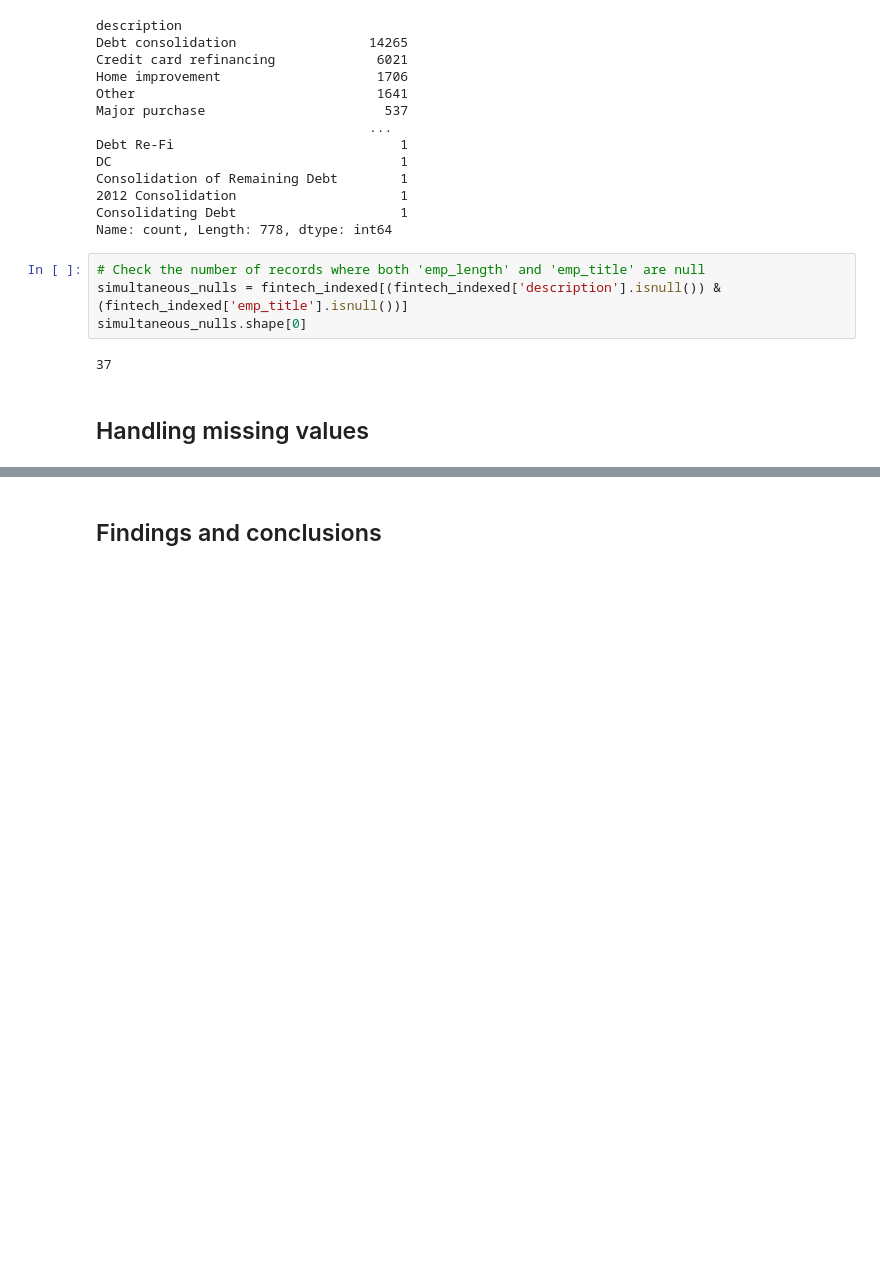
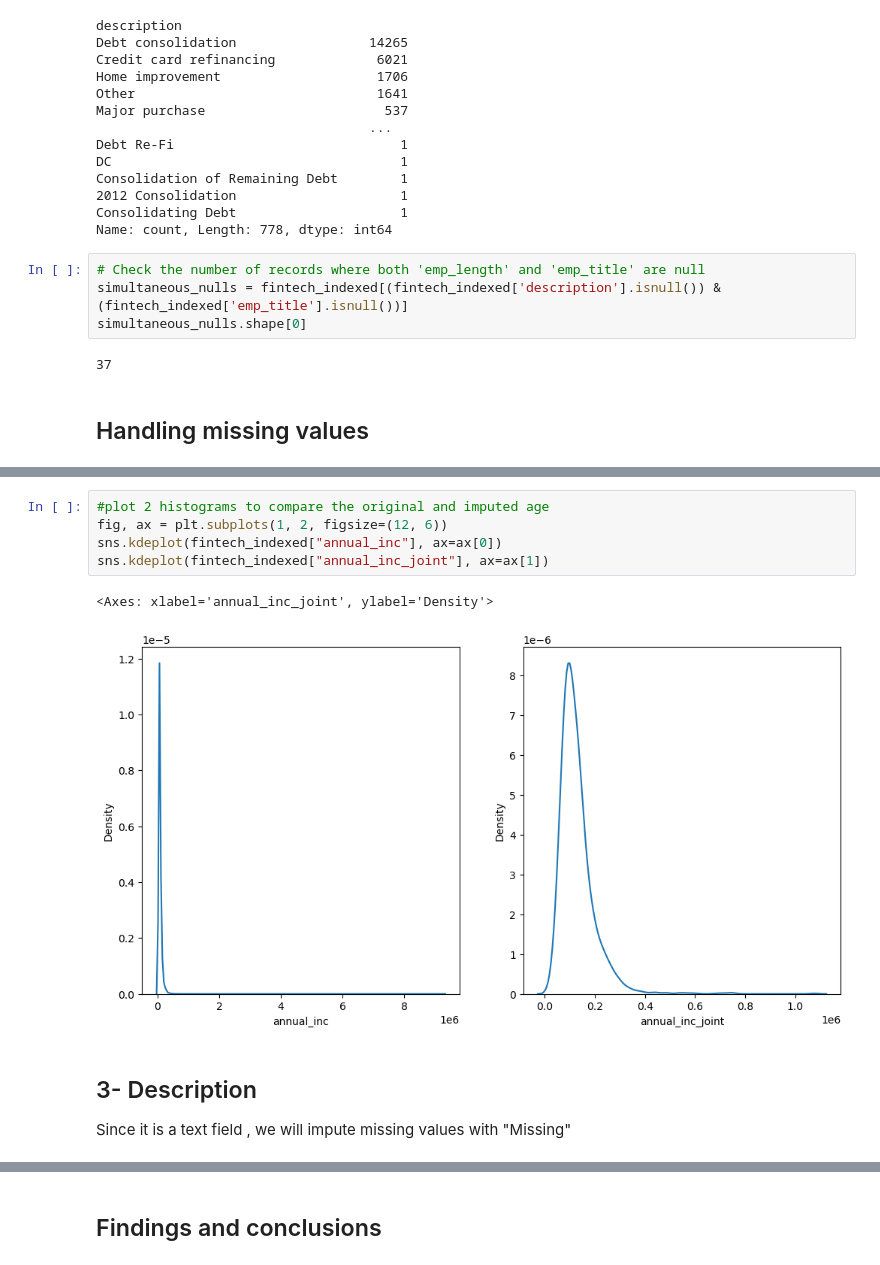
Before and after one commit to yasmeenel3sh/DataEngineeringProject, a Jupyter notebook: M1-template.ipynb, the cells around one changed output, grey strips where cells are left out. Drawn from its saved outputs; the diff is of its cells as text; blank space fills up the shorter version.

Commit message:
Handling missing values

```diff
--- a/M1-template.ipynb
+++ b/M1-template.ipynb
@@ -813,0 +927,12 @@ simultaneous_nulls.shape[0]
+# %%
+#plot 2 histograms to compare the original and imputed age
+fig, ax = plt.subplots(1, 2, figsize=(12, 6))
+sns.kdeplot(fintech_indexed["annual_inc"], ax=ax[0])
+sns.kdeplot(fintech_indexed["annual_inc_joint"], ax=ax[1])
+# %% [output]
+<Axes: xlabel='annual_inc_joint', ylabel='Density'>
+[figure, added]
+# %% [markdown]
+## 3- Description
+
+Since it is a text field , we will impute missing values with "Missing"
```
Also changed, not shown: parts of 16 cells of this notebook.
